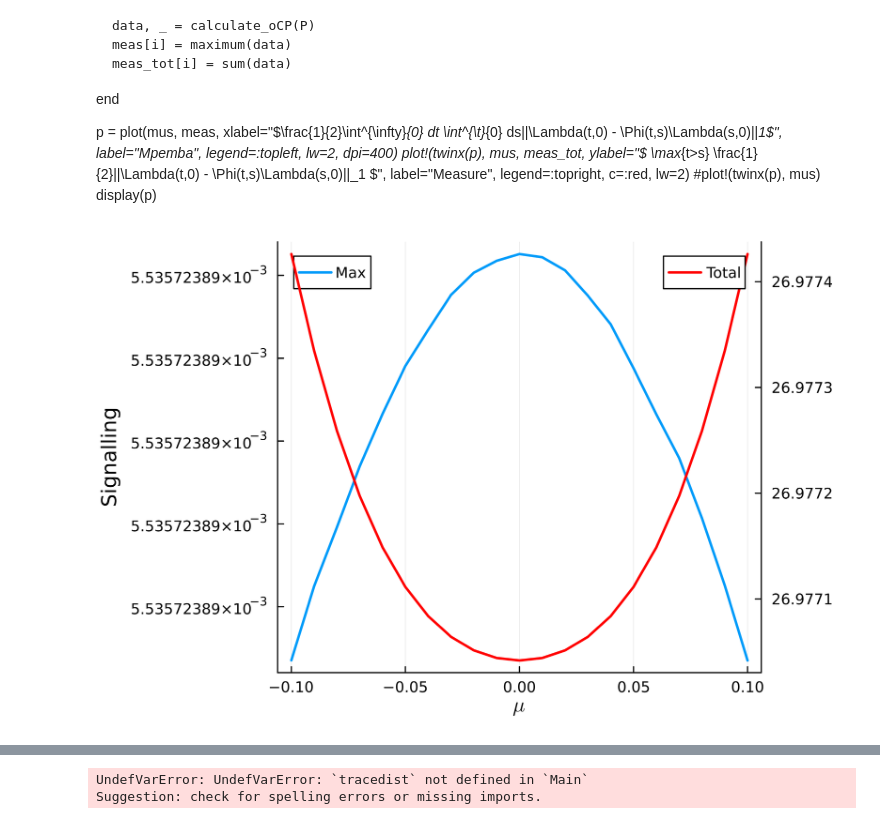
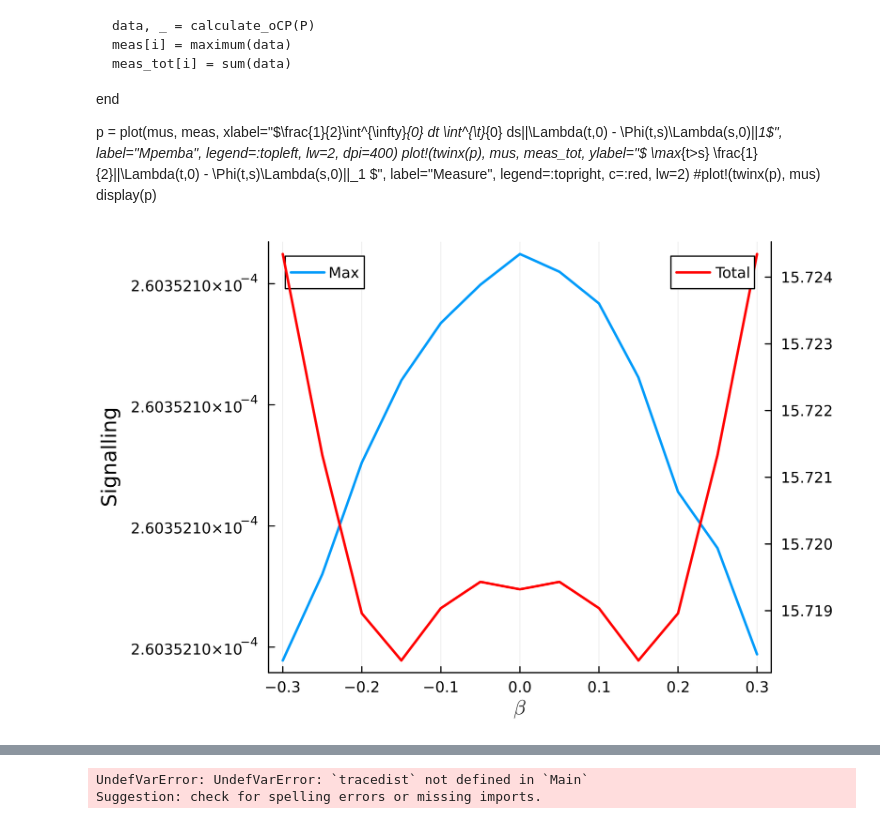
Before and after one commit to FTurci/AgeingManyBodyQuantumSys, a Jupyter notebook: 2ndTerm/test.ipynb, the cells around one changed output, grey strips where cells are left out. Cells and saved outputs as stored; diff of their text form; code cells hidden in the pictures.

```diff
--- a/2ndTerm/test.ipynb
+++ b/2ndTerm/test.ipynb
@@ -82,46 +82,46 @@ plot!(twinx(p), mus, meas_tot, ylabel="\$ \\max_{t>s} \\frac{1}{2}||\\Lambda(t,0
 display(p)
 # %%
 P = set_P()
-mu = 0.0
+#mu = 0.0
 beta = 20.0
-gamma = 0.05
-T = 30.0
-N = Int(T) + 5
+gamma = 0.01
+T = 60.0
+N = Int(T)
 
 P.spec_fun = "ellipse"
 P.T = T
 P.N_L = N
 P.N_R = N
 P.v = 1000
 P.Γ_L = gamma
 P.Γ_R = gamma
-#P.β_L = beta
-#P.β_R = beta
-P.μ_L = mu
-P.μ_R = mu
+P.β_L = beta
+P.β_R = beta
+#P.μ_L = mu
+#P.μ_R = mu
 
-betas = collect(0.0:1.0:20.0)
-meas = zeros(length(betas))
-meas_tot = zeros(length(betas))
-@showprogress for (i,beta) in enumerate(betas)
-    P.β_L = beta
-    P.β_R = beta
+mus = collect(-0.3:0.05:0.3)
+meas = zeros(length(mus))
+meas_tot = zeros(length(mus))
+@showprogress for (i,mu) in enumerate(mus)
+    P.μ_L = mu
+    P.μ_R = mu
 
     #pf, pinf = calculate_Mpemba(P, 20.0)
     #mpemba[i] = abs(pf - pinf)
-    tracedist, _ = calculate_Signalling(P)
+    tracedist, times = calculate_Signalling(P)
     meas[i] = maximum(tracedist)
     meas_tot[i] = sum(tracedist)
 end
 
 p = plot(mus, meas, xlabel="\$\\beta\$", ylabel="Signalling", label="Max", legend=:topleft, lw=2, dpi=400)
 plot!(twinx(p), mus, meas_tot, label="Total", legend=:topright, c=:red, lw=2)
 #plot!(twinx(p), mus)
 display(p)
 
 
 #mem_time, mem_idx = calculate_TDFP(P, plotting=true)
 #tracedist, times = calculate_Signalling(P, plotting=true)
 # %% [output]
-[figure, old version]
+[figure, new version]
 # %%
```
Also changed, not shown: parts of 1 cell of this notebook, 6 other files.
